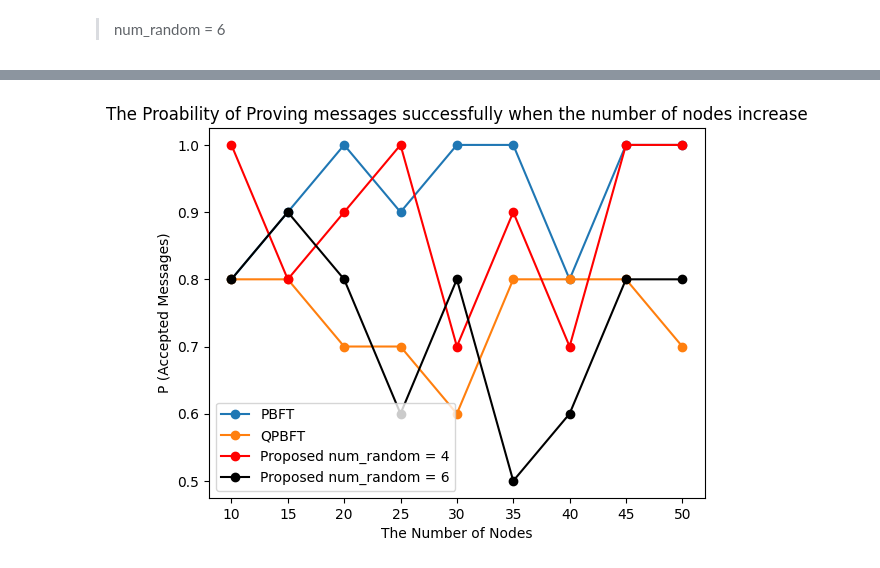
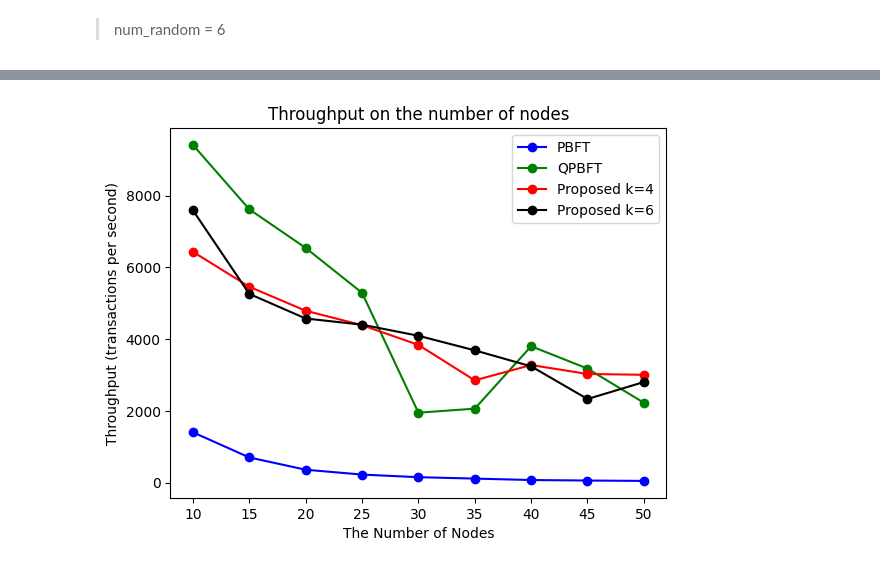
Before and after one commit to OatKID/consensus_demo, a Jupyter notebook: report.ipynb, the cells around one changed output, grey strips where cells are left out. Drawn from its saved outputs; the diff is of its cells as text; code cells hidden in the pictures.

Commit message:
Evaluate throughput in each algorithm

```diff
--- a/report.ipynb
+++ b/report.ipynb
@@ -156,7 +147,7 @@ SEED = 100
 #     probability_request_pbft = np.append(probability_request_pbft, result[1])
 
 result_pbft_request = evaluation_pbft_request(10, 10, 30)
-result_pbft_num_nodes = evaluation_pbft_num_nodes(10, num_nodes)
+result_pbft_throughput = evaluation_pbft_throughput(num_nodes, 10)
 # %% [markdown]
 ## QPBFT Algorithm
 # %%
@@ -169,7 +160,7 @@ result_pbft_num_nodes = evaluation_pbft_num_nodes(10, num_nodes)
 #     probability_request_qpbft = np.append(probability_request_qpbft, result[1])
 
 result_qpbft_request = evaluation_qpbft_request(10, 6, 4, 30)
-result_qpbft_num_nodes = evaluation_qpbft_num_nodes(10, num_nodes, SEED)
+result_qpbft_throughput = evaluation_qpbft_throughput(num_nodes, 10, SEED)
 # %% [markdown]
 ## Proposed Scheme 1
 > num_random = 4
@@ -183,7 +174,7 @@ result_qpbft_num_nodes = evaluation_qpbft_num_nodes(10, num_nodes, SEED)
 #     probability_request_proposed = np.append(probability_request_proposed, result[1])
 
 result_proposed_request_1 = evaluation_proposed_scheme_request(10, 6, 4, 4, 30)
-result_proposed_num_nodes_1 = evaluation_proposed_num_nodes(10, num_nodes, 4, SEED)
+result_proposed_throughput_1 = evaluation_proposed_throughput(num_nodes, 10, 4, SEED)
 # %% [markdown]
 > num_random = 6
 # %%
@@ -196,5 +187,5 @@ result_proposed_num_nodes_1 = evaluation_proposed_num_nodes(10, num_nodes, 4, SE
 #     probability_request_proposed2 = np.append(probability_request_proposed2, result[1])
 
 result_proposed_request_2 = evaluation_proposed_scheme_request(10, 6, 4, 6, 30)
-result_proposed_num_nodes_2 = evaluation_proposed_num_nodes(10, num_nodes, 6, SEED)
+result_proposed_throughput_2 = evaluation_proposed_throughput(num_nodes, 10, 6, SEED)
 # %%
@@ -238,12 +217,12 @@ plot.show()
-# %%
-plot.plot(num_nodes, result_pbft_num_nodes["probabilities"], label = "PBFT", marker="o")
-plot.plot(num_nodes, result_qpbft_num_nodes["probabilities"], label = "QPBFT", marker="o")
-plot.plot(num_nodes, result_proposed_num_nodes_1["probabilities"], label = "Proposed num_random = 4", color="red", marker="o")
-plot.plot(num_nodes, result_proposed_num_nodes_2["probabilities"], label = "Proposed num_random = 6", color="black", marker="o")
-plot.legend()
-plot.xlabel("The Number of Nodes")
-plot.ylabel("P (Accepted Messages)")
-plot.title("The Proability of Proving messages successfully when the number of nodes increase")
-plot.show()
-# %% [output]
-[figure, removed]
+# %%
+plt.plot(num_nodes, result_pbft_throughput, label="PBFT", marker="o", color="blue")
+plt.plot(num_nodes, result_qpbft_throughput, label="QPBFT", marker="o", color="green")
+plt.plot(num_nodes, result_proposed_throughput_1, label="Proposed k=4", marker="o", color="red")
+plt.plot(num_nodes, result_proposed_throughput_2, label="Proposed k=6", marker="o", color="black")
+plt.legend()
+plt.xlabel("The Number of Nodes")
+plt.ylabel("Throughput (transactions per second)")
+plt.title("Throughput on the number of nodes")
+plt.show()
+# %% [output]
+[figure, added]
```
Also changed, not shown: parts of 7 cells of this notebook.
